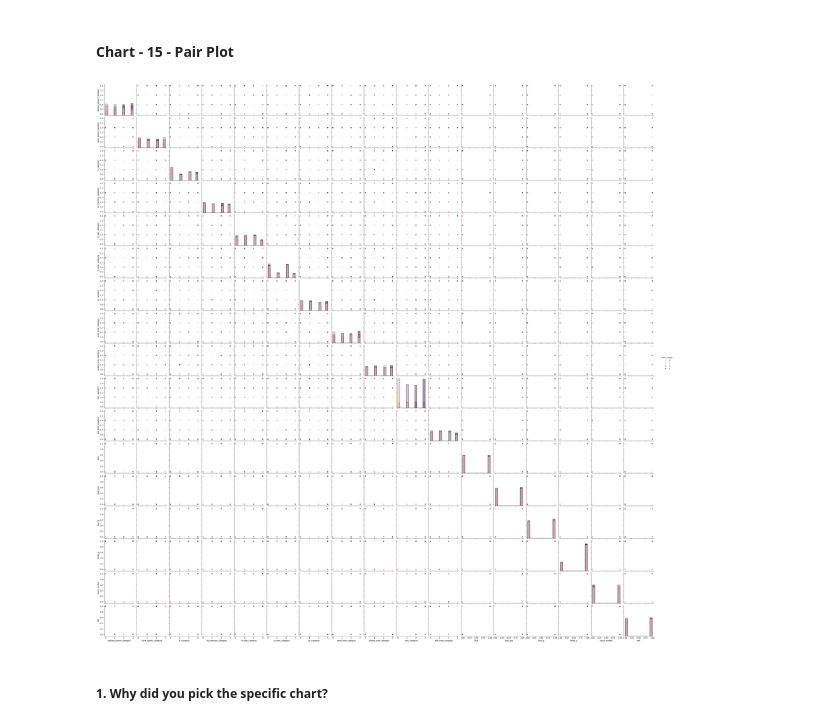
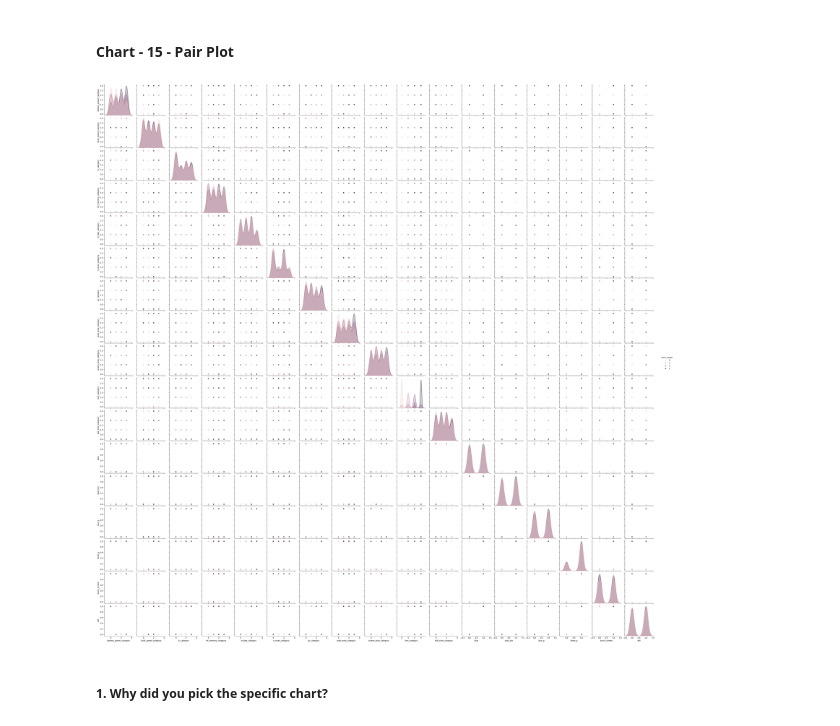
Before and after one commit to varuncode01/ST_Project3, a Jupyter notebook: ML_Project3.ipynb, the cells around one changed output. Drawn from its saved outputs; the diff is of its cells as text; code cells hidden in the pictures.

```diff
--- a/ML_Project3.ipynb
+++ b/ML_Project3.ipynb
@@ -769,17 +782,17 @@ Answer Here
 # %%
 # Pair Plot visualization code
 # Select the key columns from the original DataFrame
 key_columns = ['battery_power_category', 'clock_speed_category', 'fc_category',
        'int_memory_category', 'm_dep_category', 'n_cores_category',
        'pc_category', 'pixel_area_category', 'screen_area_category',
        'ram_category', 'talk_time_category', 'blue', 'dual_sim', 'four_g',
        'three_g', 'touch_screen', 'wifi']
 
 
-sns.pairplot(df4[key_columns + ['price_range']], hue='price_range', diag_kind='hist')
+sns.pairplot(df4[key_columns + ['price_range']], hue='price_range', diag_kind='kde')
 plt.show()
 # %% [output]
-[figure, old version]
+[figure, new version]
 # %% [markdown]
 ##### 1. Why did you pick the specific chart?
 # %% [markdown]
```
Also changed, not shown: parts of 10 cells of this notebook.
